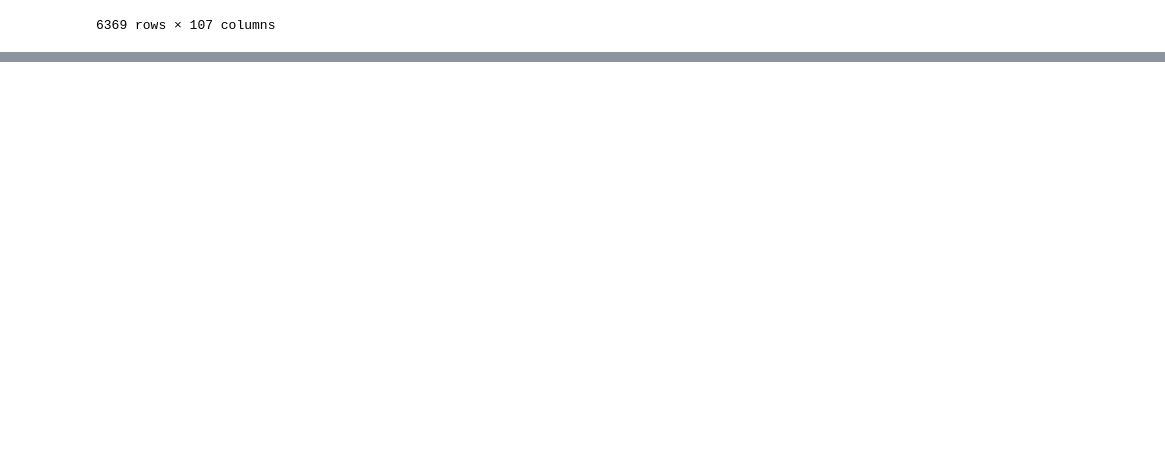
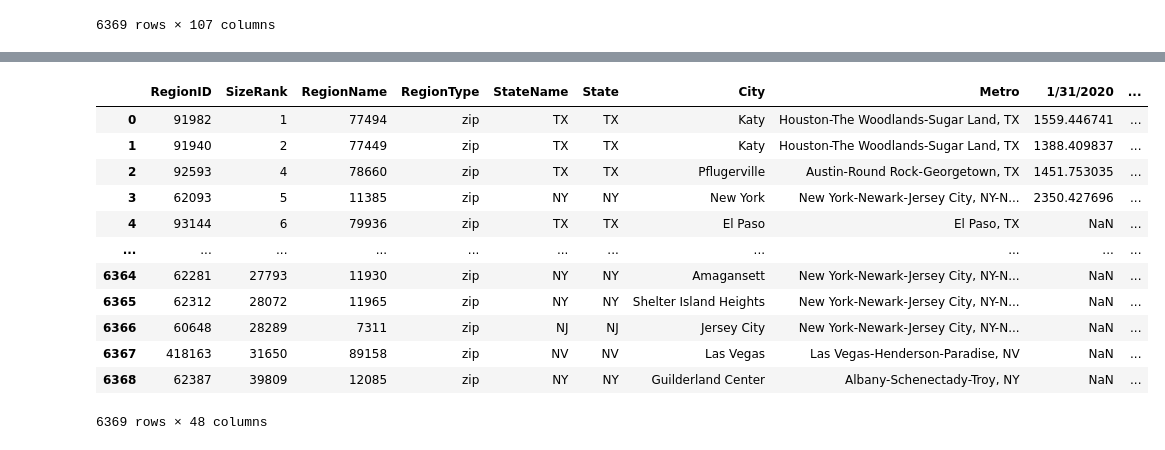
Before and after one commit to AlexPei-YuTsai/BerkeleyDataBootcampProjectONE, a Jupyter notebook: ZipCode_Rentalrent-Project1/RentsbyZipcode.ipynb, the cells around one changed output, grey strips where cells are left out. Drawn from its saved outputs; the diff is of its cells as text; code cells hidden in the pictures; blank space fills up the shorter version.

```diff
--- a/ZipCode_Rentalrent-Project1/RentsbyZipcode.ipynb
+++ b/ZipCode_Rentalrent-Project1/RentsbyZipcode.ipynb
@@ -72,0 +118,18 @@ KeyError: 'date'
+# %%
+#Performed column selection and data cleaning to obtain precise and necessary information
+rental_rates_zc_filtered= rental_rates_zc_data.iloc[:, :8].join(rental_rates_zc_data.iloc[:, 67:])
+rental_rates_zc_filtered
+# %% [output]
+|  | RegionID | SizeRank | RegionName | RegionType | StateName | State | City | Metro | 1/31/2020 | ... |
+| 0 | 91982 | 1 | 77494 | zip | TX | TX | Katy | Houston-The Woodlands-Sugar Land, TX | 1559.446741 | ... |
+| 1 | 91940 | 2 | 77449 | zip | TX | TX | Katy | Houston-The Woodlands-Sugar Land, TX | 1388.409837 | ... |
+| 2 | 92593 | 4 | 78660 | zip | TX | TX | Pflugerville | Austin-Round Rock-Georgetown, TX | 1451.753035 | ... |
+| 3 | 62093 | 5 | 11385 | zip | NY | NY | New York | New York-Newark-Jersey City, NY-N... | 2350.427696 | ... |
+| 4 | 93144 | 6 | 79936 | zip | TX | TX | El Paso | El Paso, TX | NaN | ... |
+| ... | ... | ... | ... | ... | ... | ... | ... | ... | ... | ... |
+| 6364 | 62281 | 27793 | 11930 | zip | NY | NY | Amagansett | New York-Newark-Jersey City, NY-N... | NaN | ... |
+| 6365 | 62312 | 28072 | 11965 | zip | NY | NY | Shelter Island Heights | New York-Newark-Jersey City, NY-N... | NaN | ... |
+| 6366 | 60648 | 28289 | 7311 | zip | NJ | NJ | Jersey City | New York-Newark-Jersey City, NY-N... | NaN | ... |
+| 6367 | 418163 | 31650 | 89158 | zip | NV | NV | Las Vegas | Las Vegas-Henderson-Paradise, NV | NaN | ... |
+| 6368 | 62387 | 39809 | 12085 | zip | NY | NY | Guilderland Center | Albany-Schenectady-Troy, NY | NaN | ... |
+6369 rows × 48 columns
```
Also changed, not shown: parts of 12 cells of this notebook.
